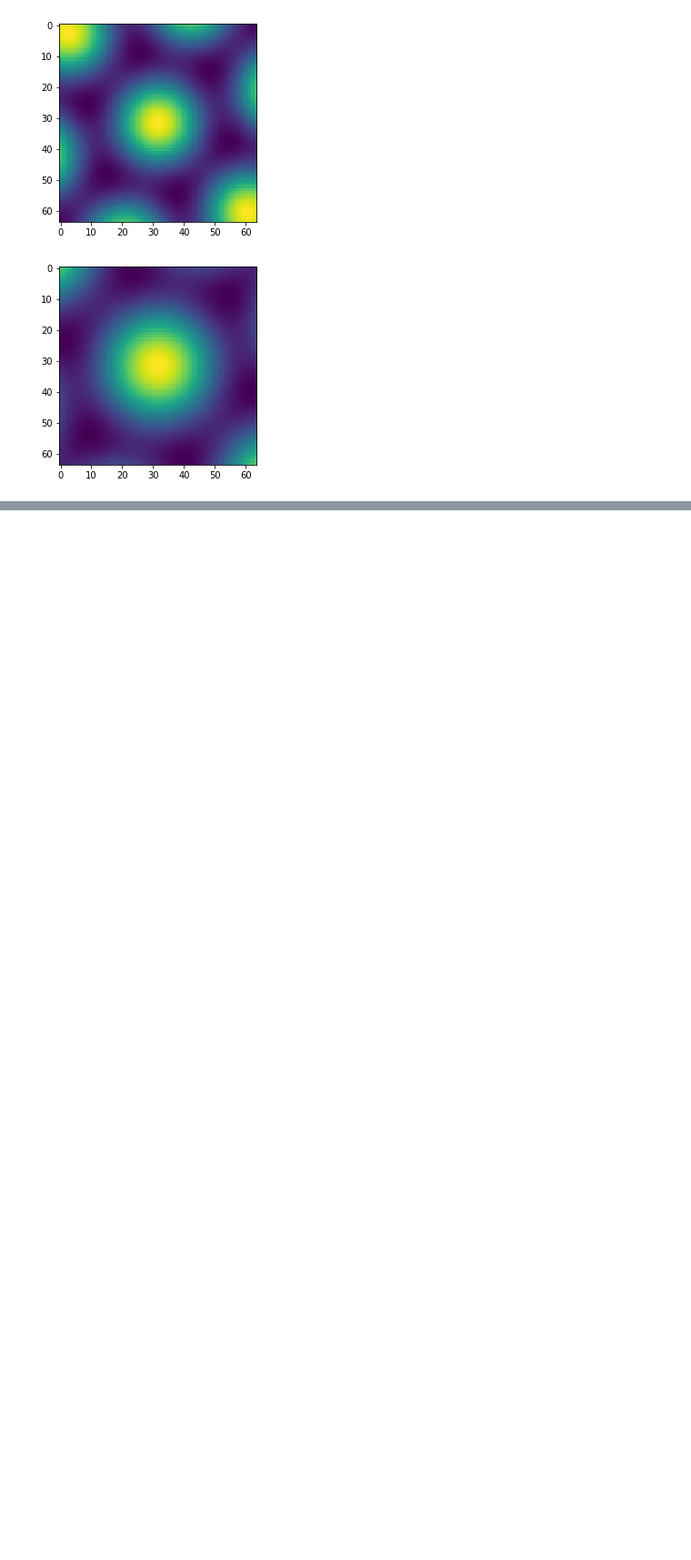
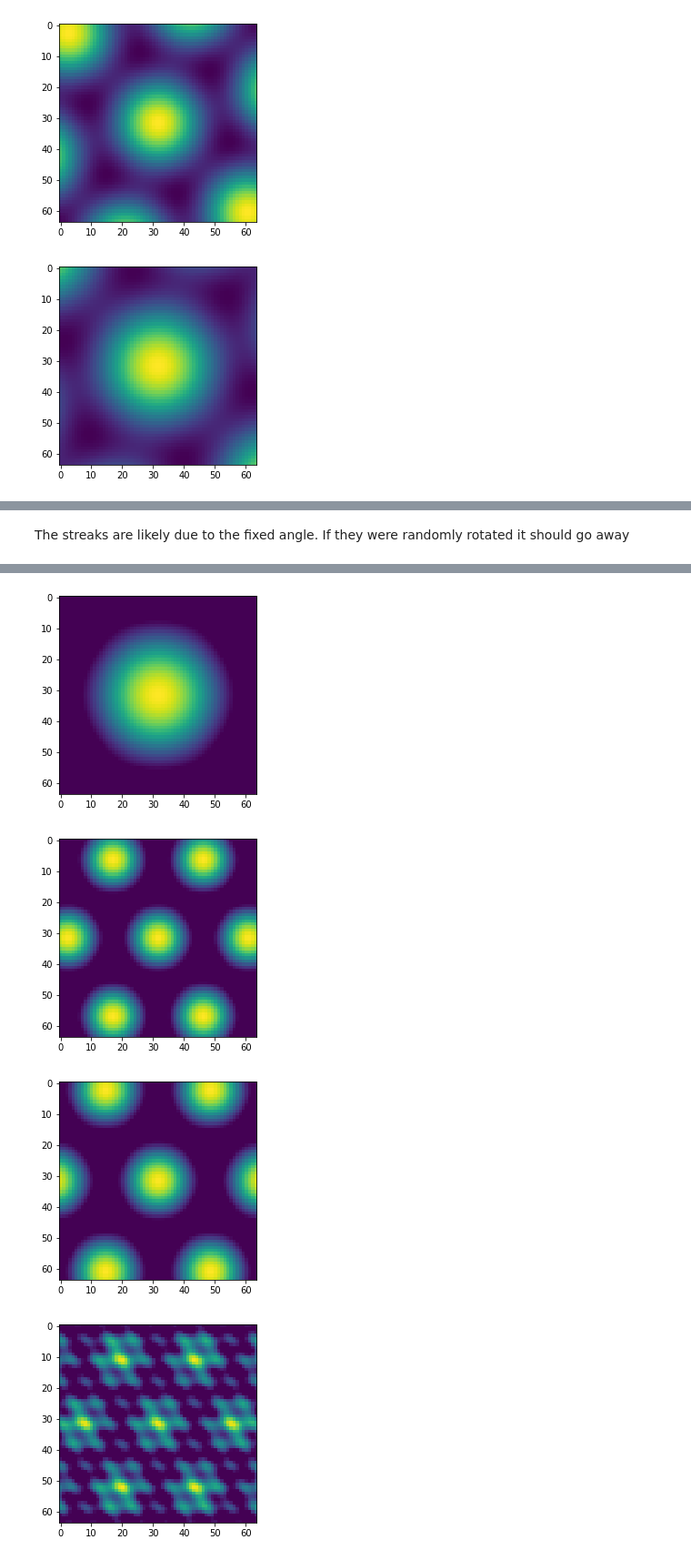
Before and after one commit to bjkomer/ssp-experiments, a Jupyter notebook: notebooks/Orthogonal phis.ipynb, the cells around one changed output, grey strips where cells are left out. Shown at 91% size. Cells and saved outputs as stored; diff of their text form; code cells hidden in the pictures; blank space fills up the shorter version.

```diff
--- a/notebooks/Orthogonal phis.ipynb
+++ b/notebooks/Orthogonal phis.ipynb
@@ -285,0 +369,16 @@ To use the future default and silence this warning we advise to pass `rcond=None
+# %% [markdown]
+The streaks are likely due to the fixed angle. If they were randomly rotated it should go away
+# %%
+dims = [7, 12, 513]
+limit = 15
+res = 64
+angle = 0#np.pi/12.#0
+xs = np.linspace(-limit, limit, res)
+ys = np.linspace(-limit, limit, res)
+for dim in dims:
+    for seed in [1, 2, 3]:
+        X, Y, sv = orthogonal_hex_dir_nd(dim=dim, seed=seed, angle=angle, rotate_phis=True)
+#         print(sv)
+        plt.figure()
+        plot_2d(X, Y, xs*sv, ys*sv, vmin=0, vmax=1)
+# %% [output]
@@ -285,0 +386,4 @@ To use the future default and silence this warning we advise to pass `rcond=None
+[figure, added]
+[figure, added]
+[figure, added]
+[figure, added]
```
Also changed, not shown: parts of 12 cells of this notebook.
